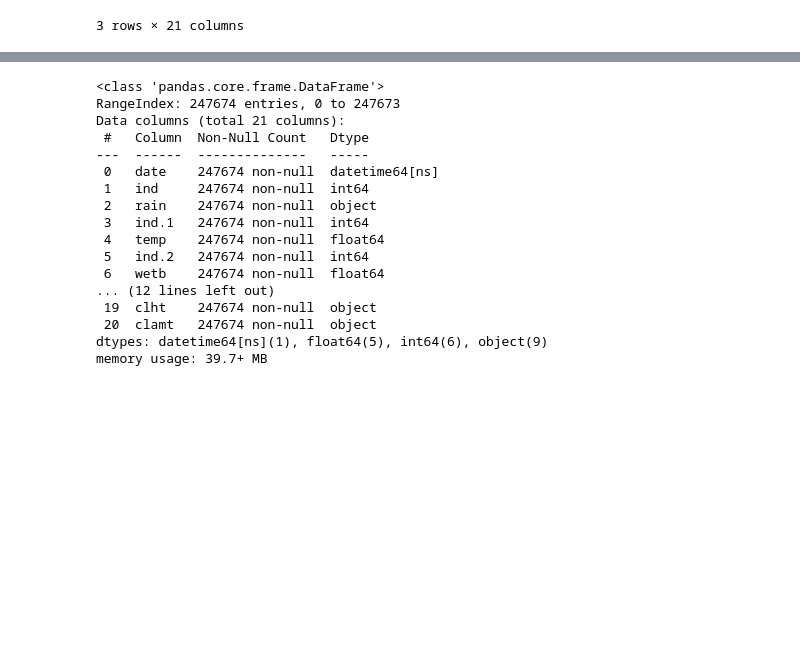
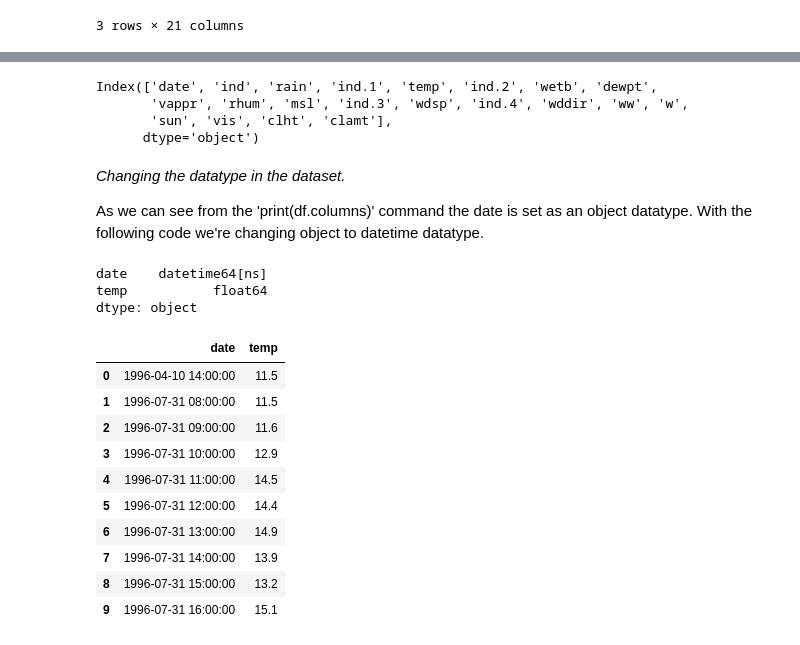
Before and after one commit to ermelinda-q/PFDA, a Jupyter notebook: assignments/assignment_6_weather.ipynb, the cells around one changed output, grey strips where cells are left out. Drawn from its saved outputs; the diff is of its cells as text; code cells hidden in the pictures; blank space fills up the shorter version.

```diff
--- a/assignments/assignment_6_weather.ipynb
+++ b/assignments/assignment_6_weather.ipynb
@@ -51,22 +30,0 @@ memory usage: 39.7+ MB
-# %%
-# Change date datatype from object to datetime format. Command 'errors='coerce'' handles any invalid dates by converting them to NaT (not a time).
-df['date'] = pd.to_datetime(df['date'], errors='coerce')
-df.info()
-# %% [output]
-<class 'pandas.core.frame.DataFrame'>
-RangeIndex: 247674 entries, 0 to 247673
-Data columns (total 21 columns):
- #   Column  Non-Null Count   Dtype
----  ------  --------------   -----
- 0   date    247674 non-null  datetime64[ns]
- 1   ind     247674 non-null  int64
- 2   rain    247674 non-null  object
- 3   ind.1   247674 non-null  int64
- 4   temp    247674 non-null  float64
- 5   ind.2   247674 non-null  int64
- 6   wetb    247674 non-null  float64
-... (12 lines left out)
- 19  clht    247674 non-null  object
- 20  clamt   247674 non-null  object
-dtypes: datetime64[ns](1), float64(5), int64(6), object(9)
-memory usage: 39.7+ MB
@@ -77,0 +31,11 @@ df = df.dropna(subset=['date'])
+# %%
+print(df.columns)
+# %% [output]
+Index(['date', 'ind', 'rain', 'ind.1', 'temp', 'ind.2', 'wetb', 'dewpt',
+       'vappr', 'rhum', 'msl', 'ind.3', 'wdsp', 'ind.4', 'wddir', 'ww', 'w',
+       'sun', 'vis', 'clht', 'clamt'],
+      dtype='object')
+# %% [markdown]
+_Changing the datatype in the dataset._
+
+As we can see from the 'print(df.columns)' command the date is set as an object datatype. With the following code we're changing object to datetime datatype.
@@ -77,0 +48,21 @@ df = df.dropna(subset=['date'])
+# %%
+# Checking that the changes worked.
+df_temp.dtypes              # Yes!
+# %% [output]
+date    datetime64[ns]
+temp           float64
+dtype: object
+# %%
+df_temp.head(10)
+# %% [output]
+|  | date | temp |
+| 0 | 1996-04-10 14:00:00 | 11.5 |
+| 1 | 1996-07-31 08:00:00 | 11.5 |
+| 2 | 1996-07-31 09:00:00 | 11.6 |
+| 3 | 1996-07-31 10:00:00 | 12.9 |
+| 4 | 1996-07-31 11:00:00 | 14.5 |
+| 5 | 1996-07-31 12:00:00 | 14.4 |
+| 6 | 1996-07-31 13:00:00 | 14.9 |
+| 7 | 1996-07-31 14:00:00 | 13.9 |
+| 8 | 1996-07-31 15:00:00 | 13.2 |
+| 9 | 1996-07-31 16:00:00 | 15.1 |
```
Also changed, not shown: parts of 11 cells of this notebook, 1 other file.
